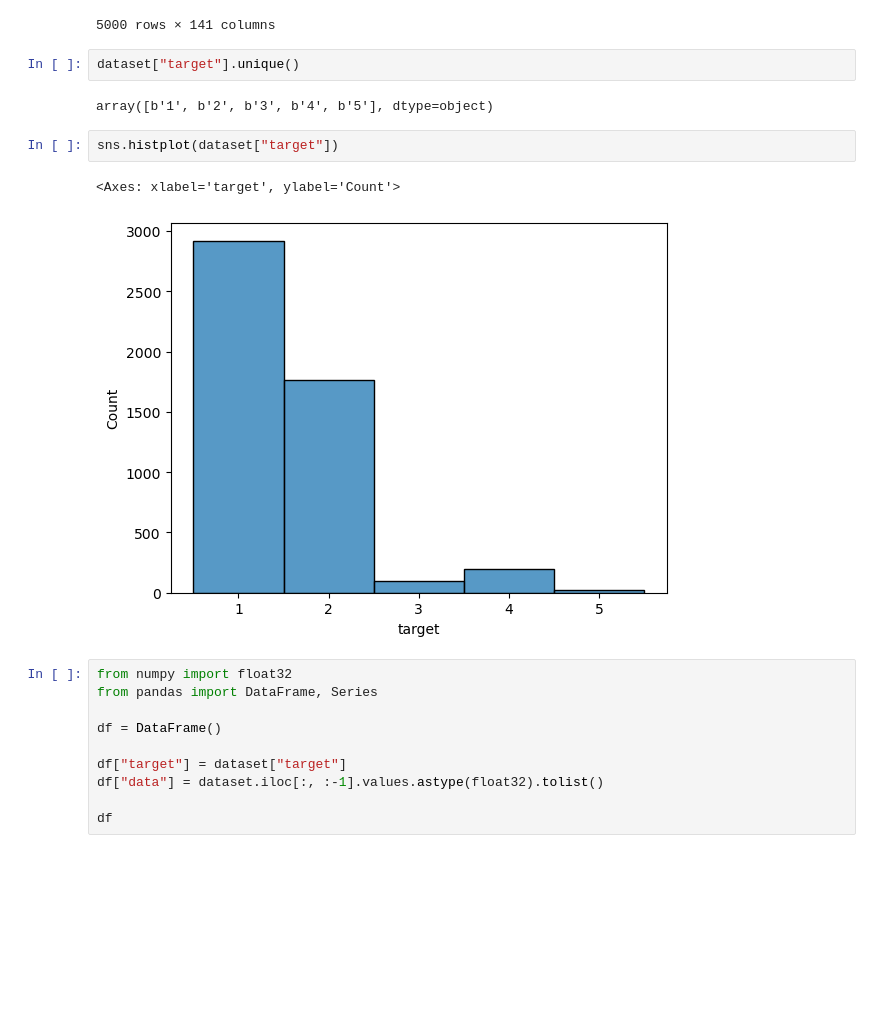
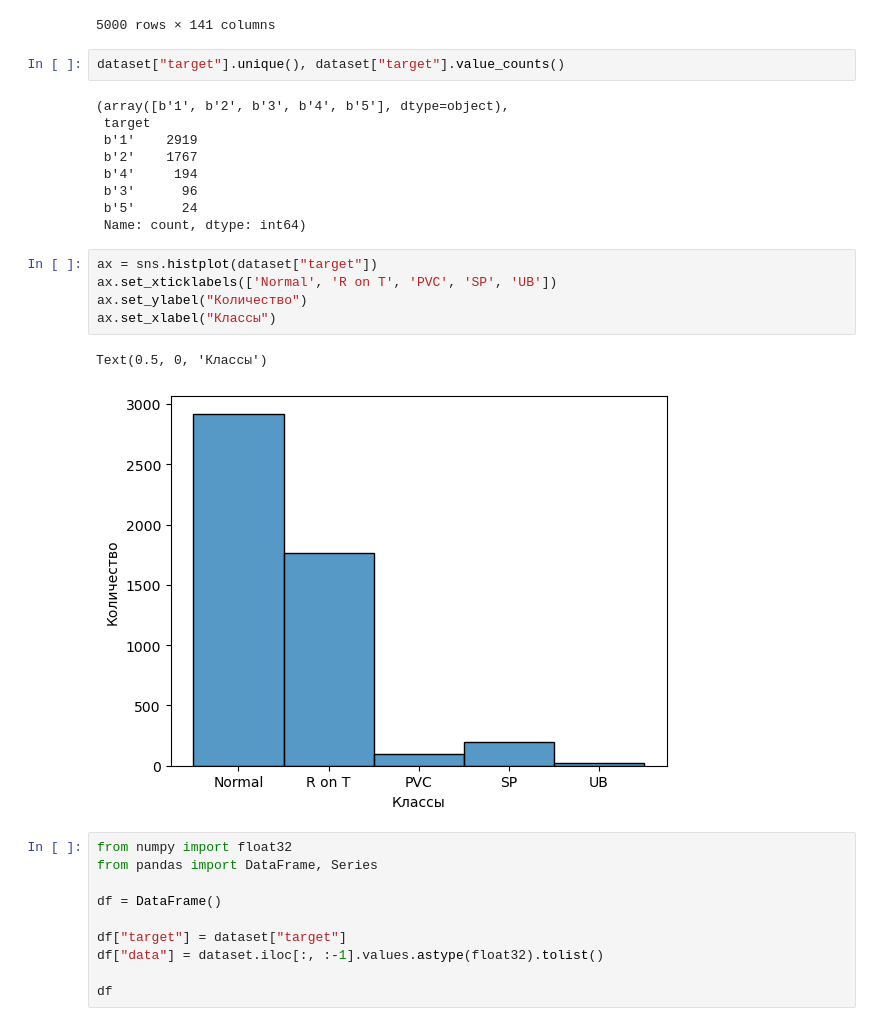
Before and after one commit to GoreevArtem/ecg, a Jupyter notebook: ECG 5000.ipynb, the cells around one changed output. Saved outputs shown, nothing was run; the diff lists cells and outputs as text; blank space fills up the shorter version.

Commit message:
fix histogram

```diff
--- a/ECG 5000.ipynb
+++ b/ECG 5000.ipynb
@@ -41,14 +40,24 @@ dataset
 | 499 | -1.133674 | -2.702941 | -3.120979 | -3.558669 | -3.312442 | -2.607641 | -1.354939 | -1.014740 | -0.796023 | -0.259599 | ... | ... |
 5000 rows × 141 columns
 # %%
-dataset["target"].unique()
+dataset["target"].unique(), dataset["target"].value_counts()
 # %% [output]
-array([b'1', b'2', b'3', b'4', b'5'], dtype=object)
+(array([b'1', b'2', b'3', b'4', b'5'], dtype=object),
+ target
+ b'1'    2919
+ b'2'    1767
+ b'4'     194
+ b'3'      96
+ b'5'      24
+ Name: count, dtype: int64)
 # %%
-sns.histplot(dataset["target"])
+ax = sns.histplot(dataset["target"])
+ax.set_xticklabels(['Normal', 'R on T', 'PVC', 'SP', 'UB'])
+ax.set_ylabel("Количество")
+ax.set_xlabel("Классы")
 # %% [output]
-<Axes: xlabel='target', ylabel='Count'>
+Text(0.5, 0, 'Классы')
-[figure, old version]
+[figure, new version]
 # %%
 from numpy import float32
 from pandas import DataFrame, Series
```
Also changed, not shown: parts of 1 cell of this notebook.
